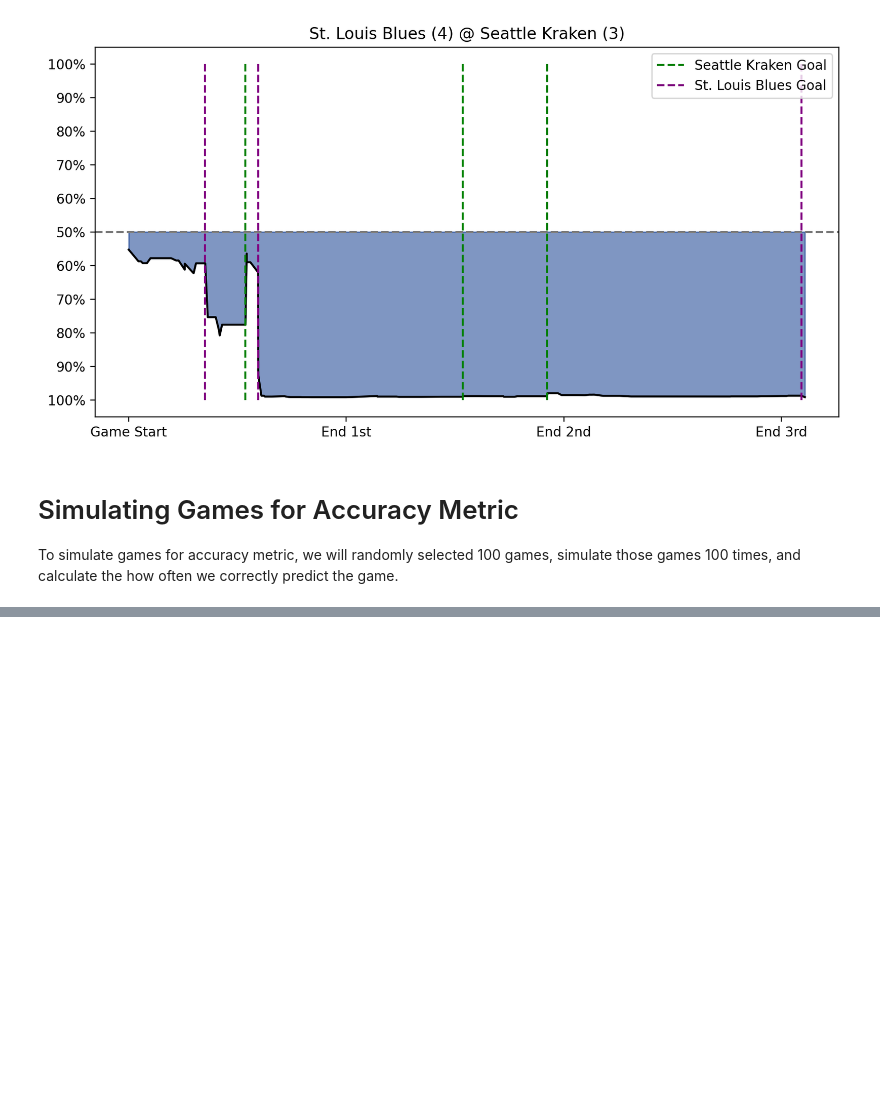
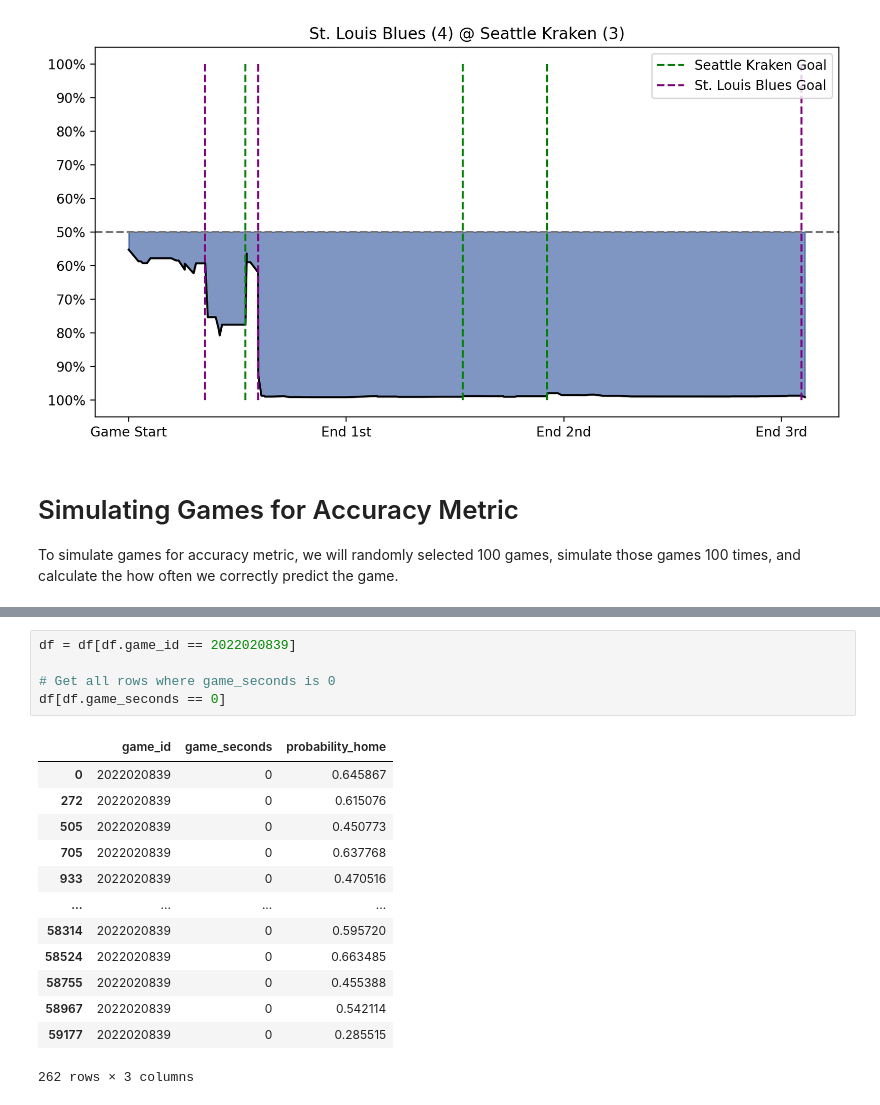
Before and after one commit to jeffxhansen/NHL_Win_Predictor, a Jupyter notebook: dylan_xgboost_shap.ipynb, the cells around one changed output, grey strips where cells are left out. Saved outputs shown, nothing was run; the diff lists cells and outputs as text; blank space fills up the shorter version.

```diff
--- a/dylan_xgboost_shap.ipynb
+++ b/dylan_xgboost_shap.ipynb
@@ -406,0 +462,19 @@ accuracy_check_xgboost(df_last_two)
+# %%
+df = df[df.game_id == 2022020839]
+
+# Get all rows where game_seconds is 0
+df[df.game_seconds == 0]
+# %% [output]
+|  | game_id | game_seconds | probability_home |
+| 0 | 2022020839 | 0 | 0.645867 |
+| 272 | 2022020839 | 0 | 0.615076 |
+| 505 | 2022020839 | 0 | 0.450773 |
+| 705 | 2022020839 | 0 | 0.637768 |
+| 933 | 2022020839 | 0 | 0.470516 |
+| ... | ... | ... | ... |
+| 58314 | 2022020839 | 0 | 0.595720 |
+| 58524 | 2022020839 | 0 | 0.663485 |
+| 58755 | 2022020839 | 0 | 0.455388 |
+| 58967 | 2022020839 | 0 | 0.542114 |
+| 59177 | 2022020839 | 0 | 0.285515 |
+262 rows × 3 columns
```
Also changed, not shown: parts of 3 cells of this notebook, 1 other file.
